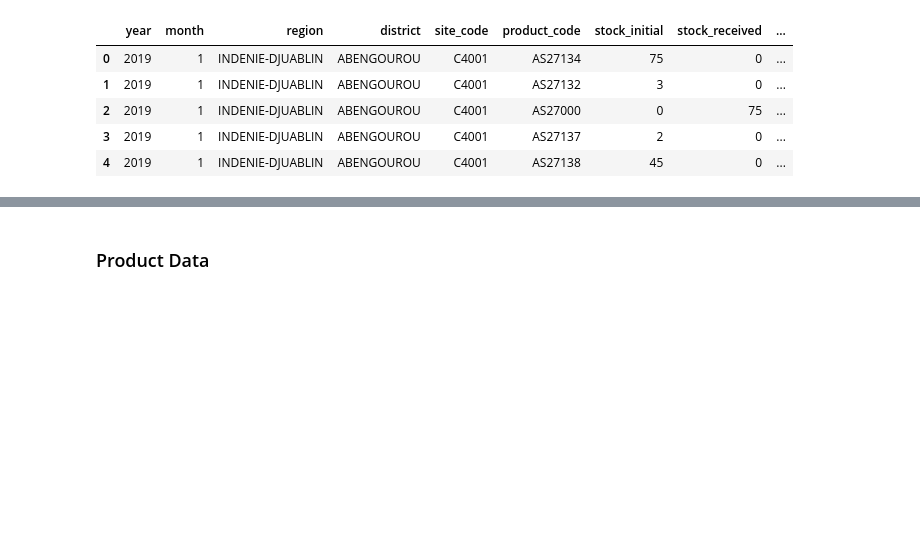
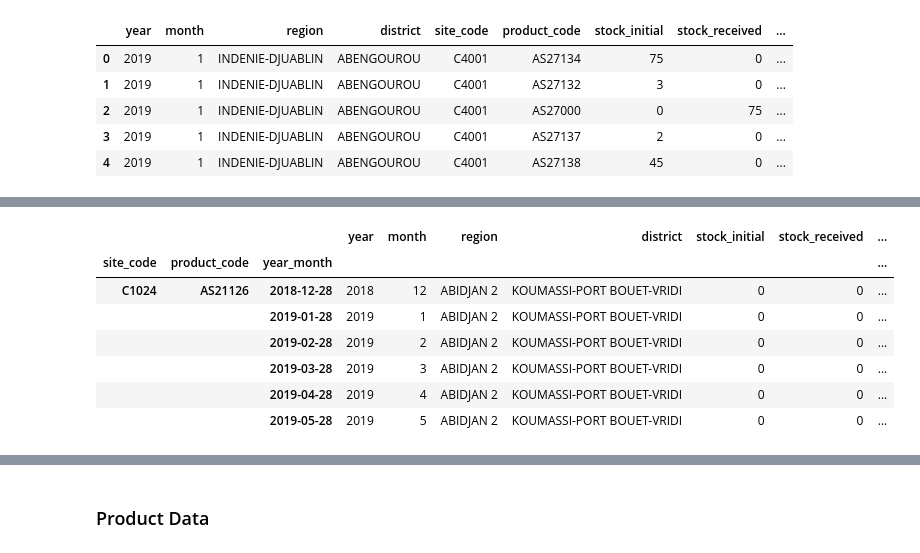
Before and after one commit to Ayiti-Analytics/usaid_foecasting_challenge, a Jupyter notebook: Create Analytical Dataset.ipynb, the cells around one changed output, grey strips where cells are left out. Drawn from its saved outputs; the diff is of its cells as text; code cells hidden in the pictures; blank space fills up the shorter version.

```diff
--- a/Create Analytical Dataset.ipynb
+++ b/Create Analytical Dataset.ipynb
@@ -362,0 +380,13 @@ lc_data.head()
+# %%
+test_df = lc_data_grouped.loc[('C1024','AS21126'),:].sort_values(by='year_month').set_index('year_month',append=True)
+# %%
+test_df
+# %% [output]
+|  |  |  | year | month | region | district | stock_initial | stock_received | ... |
+| site_code | product_code | year_month |  |  |  |  |  |  | ... |
+| C1024 | AS21126 | 2018-12-28 | 2018 | 12 | ABIDJAN 2 | KOUMASSI-PORT BOUET-VRIDI | 0 | 0 | ... |
+|  |  | 2019-01-28 | 2019 | 1 | ABIDJAN 2 | KOUMASSI-PORT BOUET-VRIDI | 0 | 0 | ... |
+|  |  | 2019-02-28 | 2019 | 2 | ABIDJAN 2 | KOUMASSI-PORT BOUET-VRIDI | 0 | 0 | ... |
+|  |  | 2019-03-28 | 2019 | 3 | ABIDJAN 2 | KOUMASSI-PORT BOUET-VRIDI | 0 | 0 | ... |
+|  |  | 2019-04-28 | 2019 | 4 | ABIDJAN 2 | KOUMASSI-PORT BOUET-VRIDI | 0 | 0 | ... |
+|  |  | 2019-05-28 | 2019 | 5 | ABIDJAN 2 | KOUMASSI-PORT BOUET-VRIDI | 0 | 0 | ... |
```
Also changed, not shown: parts of 15 cells of this notebook, 1 other file.
